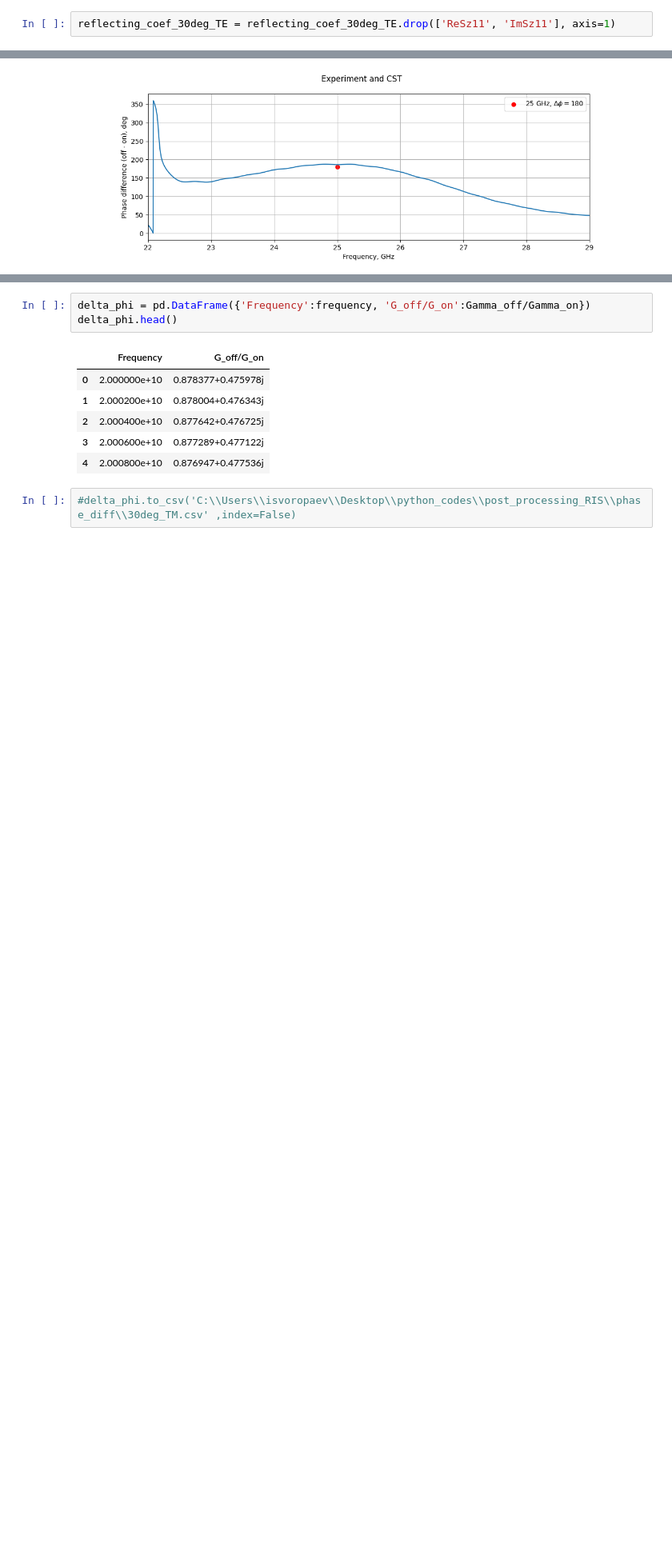
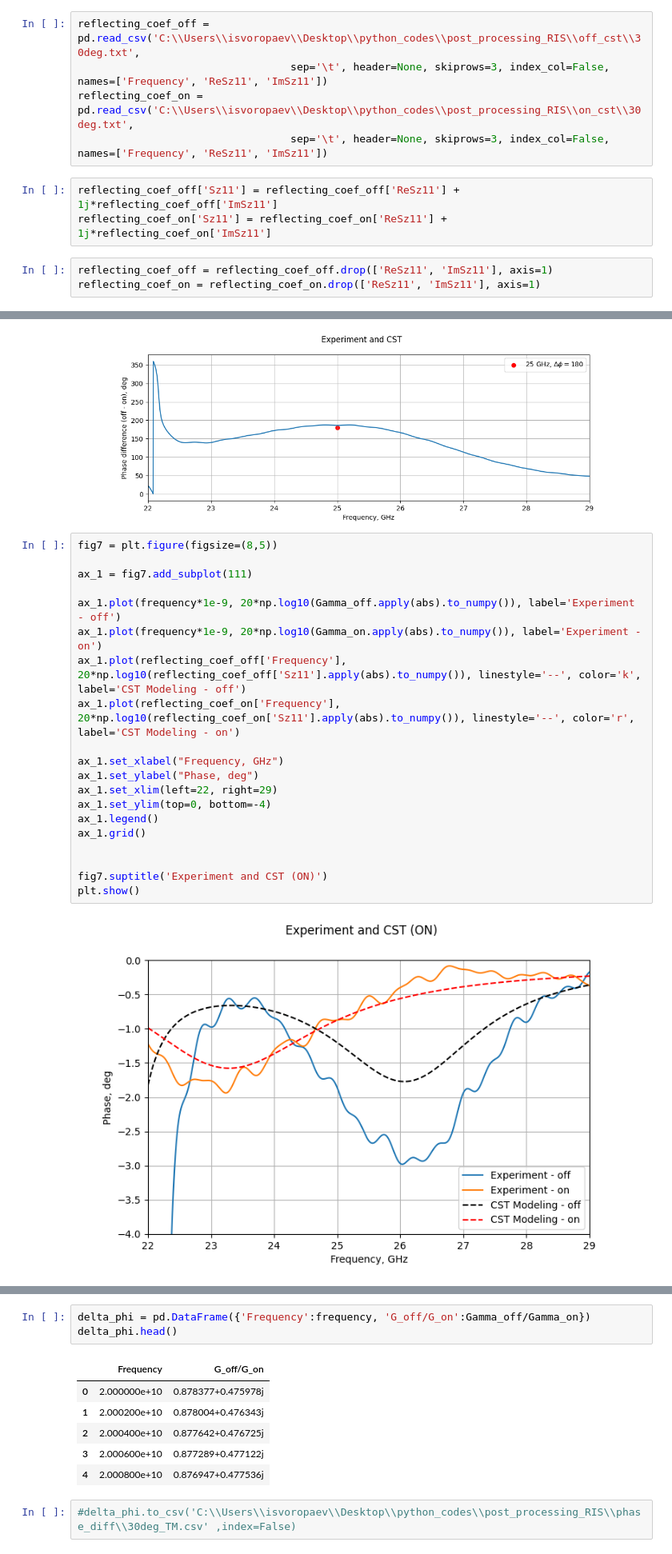
Before and after one commit to isvoropaev02/post_processing_RIS, a Jupyter notebook: 29sept/S21_TM_30deg_29sept.ipynb, the cells around one changed output, grey strips where cells are left out. Shown at 80% size. Saved outputs shown, nothing was run; the diff lists cells and outputs as text; blank space fills up the shorter version.

```diff
--- a/29sept/S21_TM_30deg_29sept.ipynb
+++ b/29sept/S21_TM_30deg_29sept.ipynb
@@ -201,2 +194,11 @@ reflecting_coef_30deg_TE['Sz11'] = reflecting_coef_30deg_TE['ReSz11'] + 1j*refle
+# %%
+reflecting_coef_off = pd.read_csv('C:\\Users\\isvoropaev\\Desktop\\python_codes\\post_processing_RIS\\off_cst\\30deg.txt',
+                                  sep='\t', header=None, skiprows=3, index_col=False, names=['Frequency', 'ReSz11', 'ImSz11'])
+reflecting_coef_on = pd.read_csv('C:\\Users\\isvoropaev\\Desktop\\python_codes\\post_processing_RIS\\on_cst\\30deg.txt',
+                                  sep='\t', header=None, skiprows=3, index_col=False, names=['Frequency', 'ReSz11', 'ImSz11'])
+# %%
+reflecting_coef_off['Sz11'] = reflecting_coef_off['ReSz11'] + 1j*reflecting_coef_off['ImSz11']
+reflecting_coef_on['Sz11'] = reflecting_coef_on['ReSz11'] + 1j*reflecting_coef_on['ImSz11']
 # %%
-reflecting_coef_30deg_TE = reflecting_coef_30deg_TE.drop(['ReSz11', 'ImSz11'], axis=1)
+reflecting_coef_off = reflecting_coef_off.drop(['ReSz11', 'ImSz11'], axis=1)
+reflecting_coef_on = reflecting_coef_on.drop(['ReSz11', 'ImSz11'], axis=1)
@@ -272,3 +269,25 @@ fig5.suptitle('Experiment and CST')
 plt.show()
 # %% [output]
 [figure]
+# %%
+fig7 = plt.figure(figsize=(8,5))
+
+ax_1 = fig7.add_subplot(111)
+
+ax_1.plot(frequency*1e-9, 20*np.log10(Gamma_off.apply(abs).to_numpy()), label='Experiment - off')
+ax_1.plot(frequency*1e-9, 20*np.log10(Gamma_on.apply(abs).to_numpy()), label='Experiment - on')
+ax_1.plot(reflecting_coef_off['Frequency'], 20*np.log10(reflecting_coef_off['Sz11'].apply(abs).to_numpy()), linestyle='--', color='k', label='CST Modeling - off')
+ax_1.plot(reflecting_coef_on['Frequency'], 20*np.log10(reflecting_coef_on['Sz11'].apply(abs).to_numpy()), linestyle='--', color='r', label='CST Modeling - on')
+
+ax_1.set_xlabel("Frequency, GHz")
+ax_1.set_ylabel("Phase, deg")
+ax_1.set_xlim(left=22, right=29)
+ax_1.set_ylim(top=0, bottom=-4)
+ax_1.legend()
+ax_1.grid()
+
+
+fig7.suptitle('Experiment and CST (ON)')
+plt.show()
+# %% [output]
+[figure, added]
```
Also changed, not shown: parts of 5 cells of this notebook, 1 other file.
